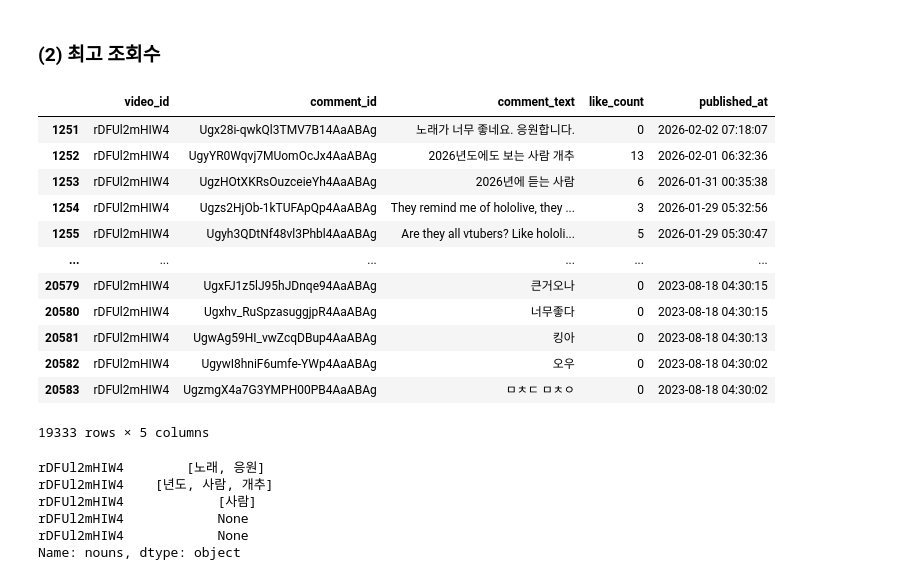
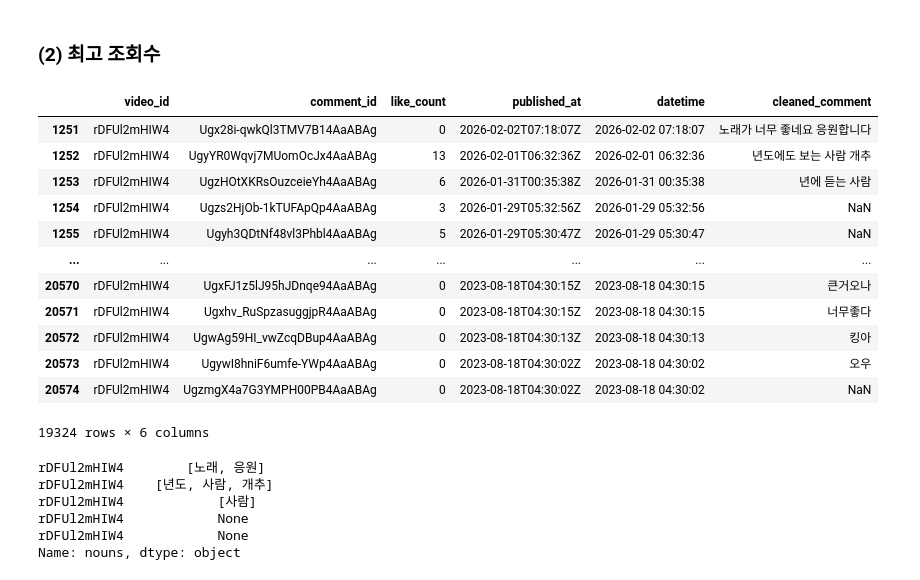
Before and after one commit to PotenUP3-DA-Team4/DA_AI_Jobs, a Jupyter notebook: cocacoca0810/01_youtube_comments.ipynb, the cells around one changed output. Cells and saved outputs as stored; diff of their text form; code cells hidden in the pictures.

```diff
--- a/cocacoca0810/01_youtube_comments.ipynb
+++ b/cocacoca0810/01_youtube_comments.ipynb
@@ -356,20 +451,20 @@ sentence_series.to_csv("./data/01_raw/subsets/ISEGYE_comments_first.csv")
 # %% [markdown]
 ### (2) 최고 조회수
 # %%
-df_ISEGYE_02 = df[df["video_id"] == "rDFUl2mHIW4"]
+df_ISEGYE_02 = df2[df2["video_id"] == "rDFUl2mHIW4"]
 df_ISEGYE_02
 # %% [output]
-|  | video_id | comment_id | comment_text | like_count | published_at |
-| 1251 | rDFUl2mHIW4 | Ugx28i-qwkQl3TMV7B14AaABAg | 노래가 너무 좋네요. 응원합니다. | 0 | 2026-02-02 07:18:07 |
-| 1252 | rDFUl2mHIW4 | UgyYR0Wqvj7MUomOcJx4AaABAg | 2026년도에도 보는 사람 개추 | 13 | 2026-02-01 06:32:36 |
-| 1253 | rDFUl2mHIW4 | UgzHOtXKRsOuzceieYh4AaABAg | 2026년에 듣는 사람 | 6 | 2026-01-31 00:35:38 |
-| 1254 | rDFUl2mHIW4 | Ugzs2HjOb-1kTUFApQp4AaABAg | They remind me of hololive, they ... | 3 | 2026-01-29 05:32:56 |
-| 1255 | rDFUl2mHIW4 | Ugyh3QDtNf48vl3Phbl4AaABAg | Are they all vtubers? Like hololi... | 5 | 2026-01-29 05:30:47 |
-| ... | ... | ... | ... | ... | ... |
-| 20579 | rDFUl2mHIW4 | UgxFJ1z5lJ95hJDnqe94AaABAg | 큰거오나 | 0 | 2023-08-18 04:30:15 |
-| 20580 | rDFUl2mHIW4 | Ugxhv_RuSpzasuggjpR4AaABAg | 너무좋다 | 0 | 2023-08-18 04:30:15 |
-| 20581 | rDFUl2mHIW4 | UgwAg59HI_vwZcqDBup4AaABAg | 킹아 | 0 | 2023-08-18 04:30:13 |
-| 20582 | rDFUl2mHIW4 | UgywI8hniF6umfe-YWp4AaABAg | 오우 | 0 | 2023-08-18 04:30:02 |
-| 20583 | rDFUl2mHIW4 | UgzmgX4a7G3YMPH00PB4AaABAg | ㅁㅊㄷ ㅁㅊㅇ | 0 | 2023-08-18 04:30:02 |
+|  | video_id | comment_id | like_count | published_at | datetime | cleaned_comment |
+| 1251 | rDFUl2mHIW4 | Ugx28i-qwkQl3TMV7B14AaABAg | 0 | 2026-02-02T07:18:07Z | 2026-02-02 07:18:07 | 노래가 너무 좋네요 응원합니다 |
+| 1252 | rDFUl2mHIW4 | UgyYR0Wqvj7MUomOcJx4AaABAg | 13 | 2026-02-01T06:32:36Z | 2026-02-01 06:32:36 | 년도에도 보는 사람 개추 |
+| 1253 | rDFUl2mHIW4 | UgzHOtXKRsOuzceieYh4AaABAg | 6 | 2026-01-31T00:35:38Z | 2026-01-31 00:35:38 | 년에 듣는 사람 |
+| 1254 | rDFUl2mHIW4 | Ugzs2HjOb-1kTUFApQp4AaABAg | 3 | 2026-01-29T05:32:56Z | 2026-01-29 05:32:56 | NaN |
+| 1255 | rDFUl2mHIW4 | Ugyh3QDtNf48vl3Phbl4AaABAg | 5 | 2026-01-29T05:30:47Z | 2026-01-29 05:30:47 | NaN |
+| ... | ... | ... | ... | ... | ... | ... |
+| 20570 | rDFUl2mHIW4 | UgxFJ1z5lJ95hJDnqe94AaABAg | 0 | 2023-08-18T04:30:15Z | 2023-08-18 04:30:15 | 큰거오나 |
+| 20571 | rDFUl2mHIW4 | Ugxhv_RuSpzasuggjpR4AaABAg | 0 | 2023-08-18T04:30:15Z | 2023-08-18 04:30:15 | 너무좋다 |
+| 20572 | rDFUl2mHIW4 | UgwAg59HI_vwZcqDBup4AaABAg | 0 | 2023-08-18T04:30:13Z | 2023-08-18 04:30:13 | 킹아 |
+| 20573 | rDFUl2mHIW4 | UgywI8hniF6umfe-YWp4AaABAg | 0 | 2023-08-18T04:30:02Z | 2023-08-18 04:30:02 | 오우 |
+| 20574 | rDFUl2mHIW4 | UgzmgX4a7G3YMPH00PB4AaABAg | 0 | 2023-08-18T04:30:02Z | 2023-08-18 04:30:02 | NaN |
-19333 rows × 5 columns
+19324 rows × 6 columns
 # %%
```
Also changed, not shown: parts of 66 cells of this notebook, 17 other files.
